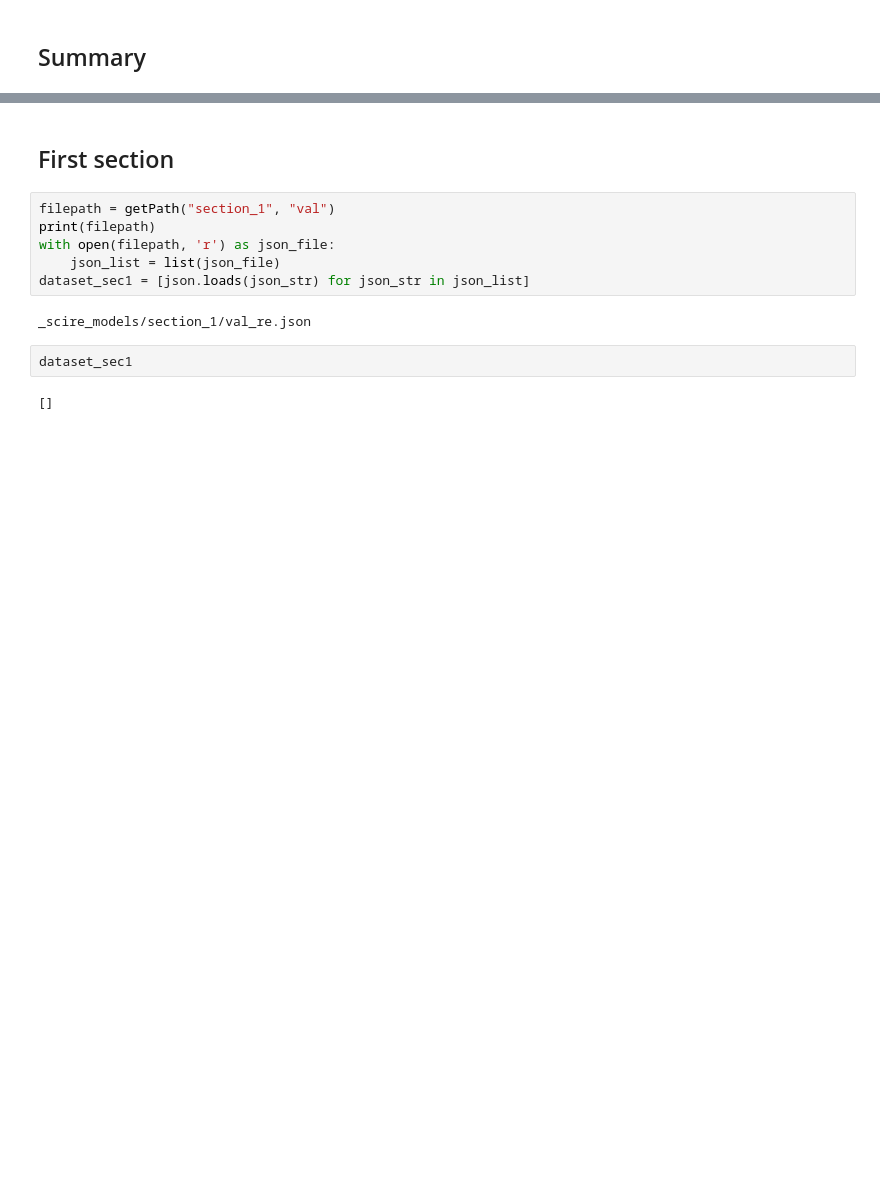
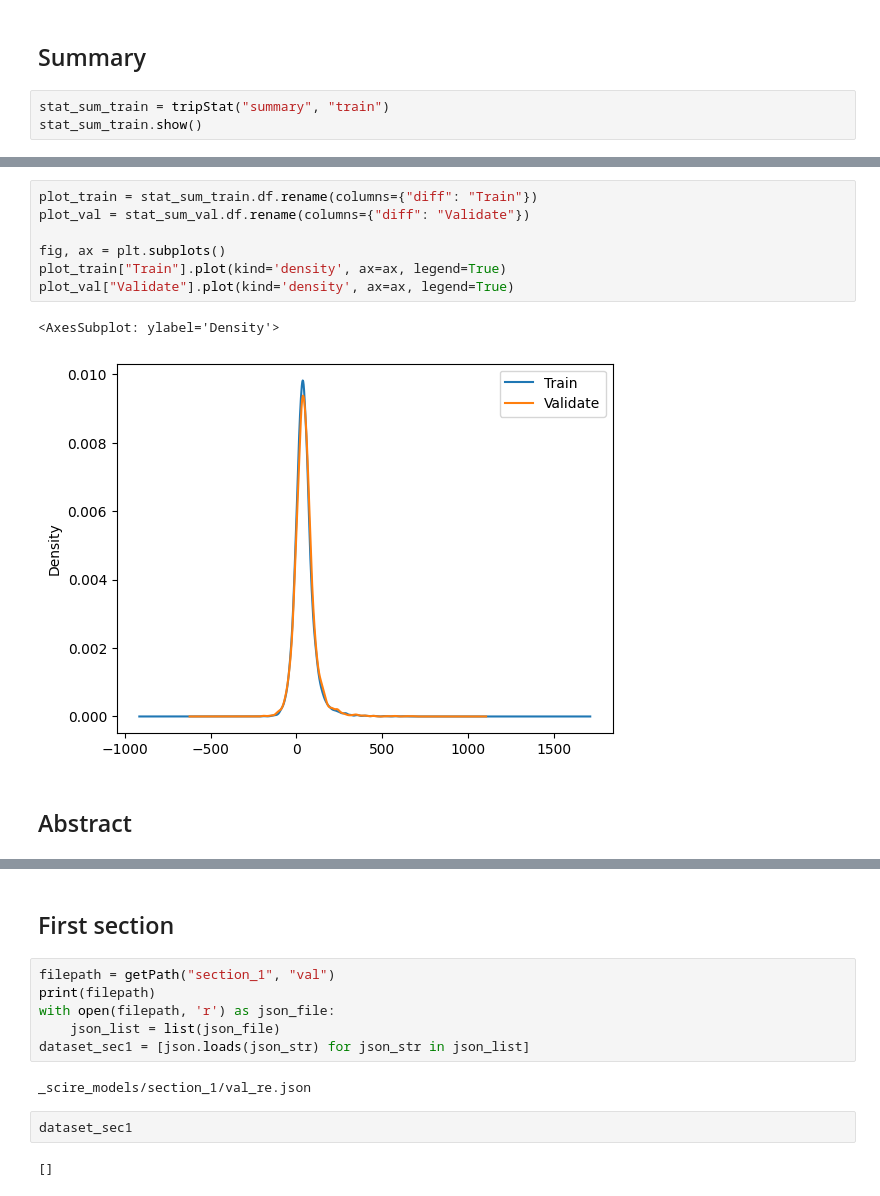
Before and after one commit to Thetang-145/My_Thesis_Playground, a Jupyter notebook: PL-Marker/_visualizeTriple.ipynb, the cells around one changed output, grey strips where cells are left out. Cells and saved outputs as stored; diff of their text form; blank space fills up the shorter version.

```diff
--- a/PL-Marker/_visualizeTriple.ipynb
+++ b/PL-Marker/_visualizeTriple.ipynb
@@ -479,2 +432,5 @@ class tripStat:
 # %% [markdown]
 ## Summary
+# %%
+stat_sum_train = tripStat("summary", "train")
+stat_sum_train.show()
@@ -503,0 +565,12 @@ lowest_trip["original"][0]
+# %%
+plot_train = stat_sum_train.df.rename(columns={"diff": "Train"})
+plot_val = stat_sum_val.df.rename(columns={"diff": "Validate"})
+
+fig, ax = plt.subplots()
+plot_train["Train"].plot(kind='density', ax=ax, legend=True)
+plot_val["Validate"].plot(kind='density', ax=ax, legend=True)
+# %% [output]
+<AxesSubplot: ylabel='Density'>
+[figure, added]
+# %% [markdown]
+## Abstract
```
Also changed, not shown: parts of 86 cells of this notebook, 1 other file.
